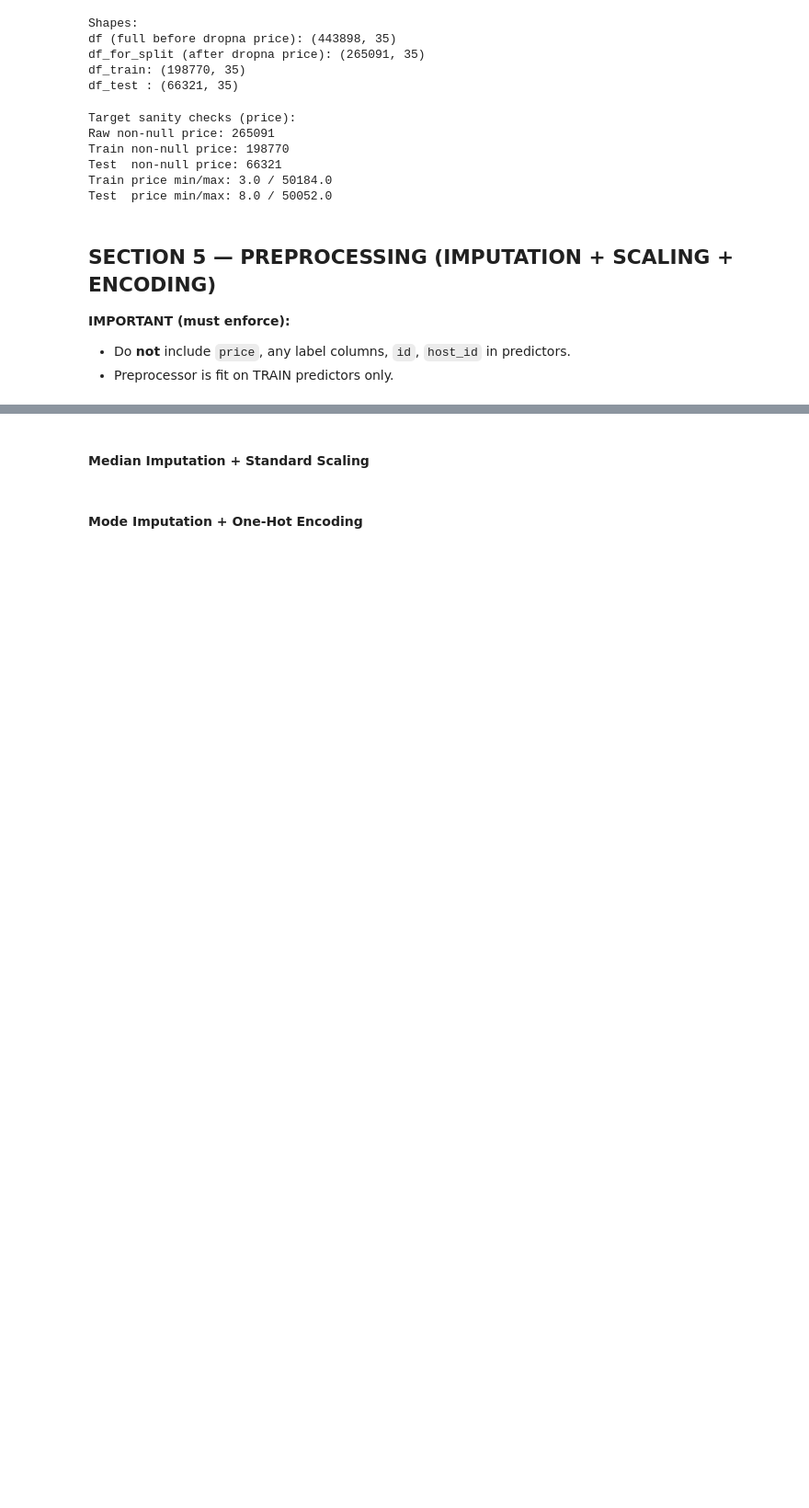
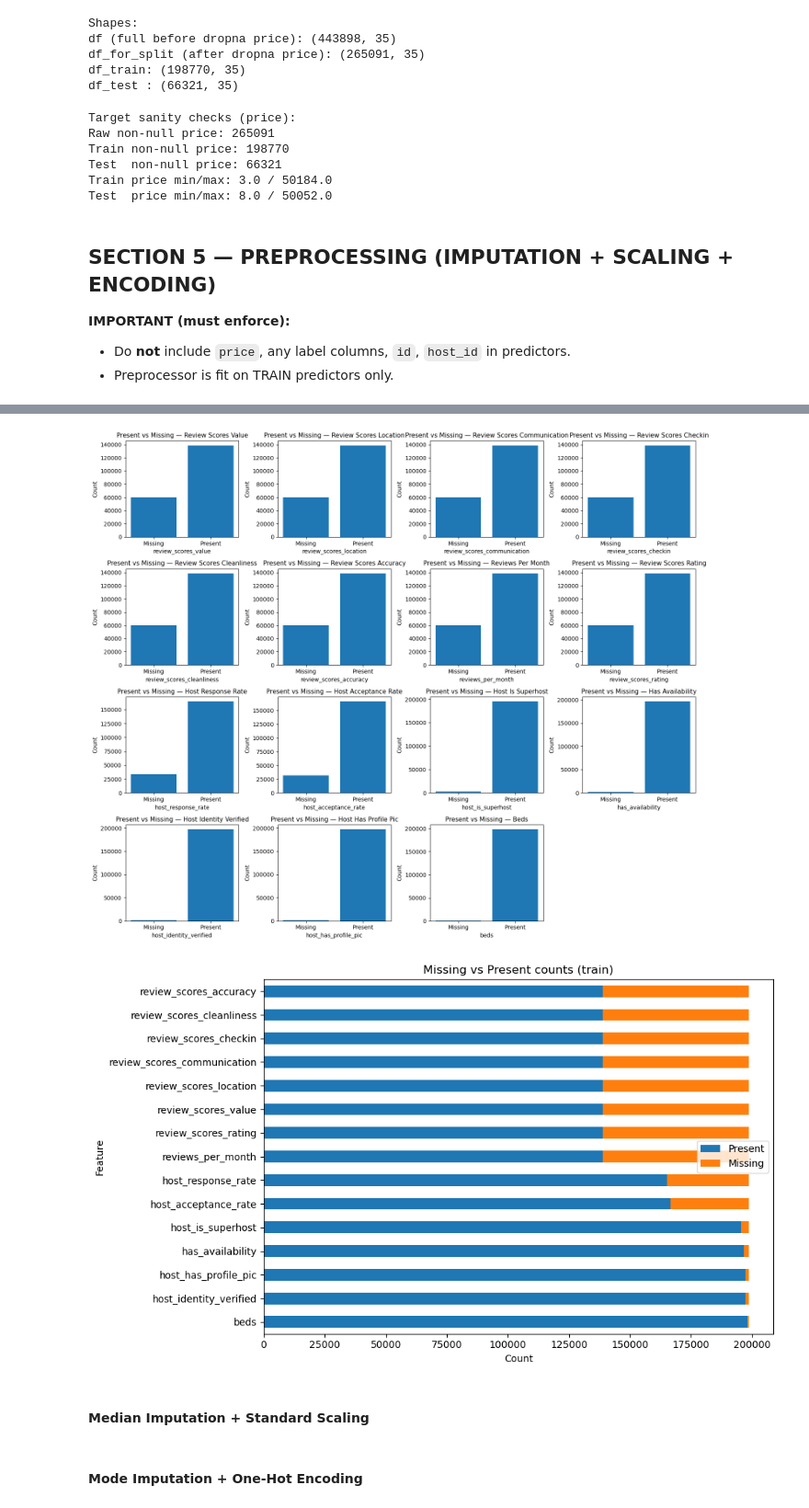
Before and after one commit to aminahrr/AirBnB-ML-project, a Jupyter notebook: notebooks/01_data_preprocessing.ipynb, the cells around one changed output, grey strips where cells are left out. Shown at 92% size. Cells and saved outputs as stored; diff of their text form; code cells hidden in the pictures; blank space fills up the shorter version.

```diff
--- a/notebooks/01_data_preprocessing.ipynb
+++ b/notebooks/01_data_preprocessing.ipynb
@@ -839,0 +859,7 @@ Test  price min/max: 8.0 / 50052.0
+# %%
+DROP_COLS = ['price', 'id', 'host_id', 'price_category']  # price_category may not exist yet; safe with errors='ignore'
+X_train_df = df_train.drop(columns=DROP_COLS, errors='ignore').copy()
+X_test_df  = df_test.drop(columns=DROP_COLS, errors='ignore').copy()
+
+print("/nX_train_df after dropping target and identifiers")
+X_train_df.head().T
@@ -842,3 +886,0 @@ Preparing Clean Copies of Train/Test Sets
-# %%
-df_train = df_tfffrain.copy()
-df_test = df_tfffest.copy()
@@ -848,0 +887,4 @@ df_train.head()
+# %%
+numeric_cols = X_train_df.select_dtypes(include=['number']).columns.tolist() #TODO: Seperate Visualy, maybe table
+categorical_cols = X_train_df.select_dtypes(include=['object']).columns.tolist()
+datetime_cols = X_train_df.select_dtypes(include=['datetime64']).columns.tolist()
@@ -851,9 +942,3 @@ df_train.head()
-# %%
-numeric_cols = df_train.select_dtypes(include=['float64', 'int64']).columns.tolist() #TODO: Seperate Visualy, maybe table
-categorical_cols = df_train.select_dtypes(include=['object']).columns.tolist()
-datetime_cols = df_train.select_dtypes(include=['datetime64']).columns.tolist()
-
-numeric_cols, categorical_cols, datetime_cols
 # %%
 # Null counts for numeric columns
 df_train[numeric_cols].isna().sum().sort_values(ascending=False)
@@ -863,3 +984,33 @@ df_train[numeric_cols].isna().sum().sort_values(ascending=False)
+# %%
+#Visualization of missing values
+# Pick which columns to show (example: top 15 columns with highest missing %)
+missing_pct = df_train[numeric_cols].isna().mean().sort_values(ascending=False)
+cols_show = missing_pct.head(15).index.tolist()
+
+# Build a small frame where each feature becomes "Present" / "Missing"
+tmp = pd.DataFrame(index=df_train.index)
+for c in cols_show:
+    tmp[c] = df_train[c].isna().map({True: "Missing", False: "Present"})
+
+# Your existing function will now show Missing vs Present counts per feature
+plot_feature_grid(tmp, cols_show, kind="count", ncols=4, title_prefix="Present vs Missing")
+
+
+
+miss = df_train[cols_show].isna().sum()
+present = df_train[cols_show].notna().sum()
+
+summary = pd.DataFrame({"Present": present, "Missing": miss}).sort_values("Missing", ascending=True)
+
+ax = summary.plot(kind="barh", stacked=True, figsize=(10, 6))
+ax.set_xlabel("Count")
+ax.set_ylabel("Feature")
+ax.set_title("Missing vs Present counts (train)")
+plt.tight_layout()
+plt.show()
+# %% [output]
+[figure, added]
+[figure, added]
 # %%
 # Numeric columns have missing values mostly in the review_scores features (~30%),
 # which is normal for listings without reviews. Since these features still carry
```
Also changed, not shown: parts of 24 cells of this notebook.
